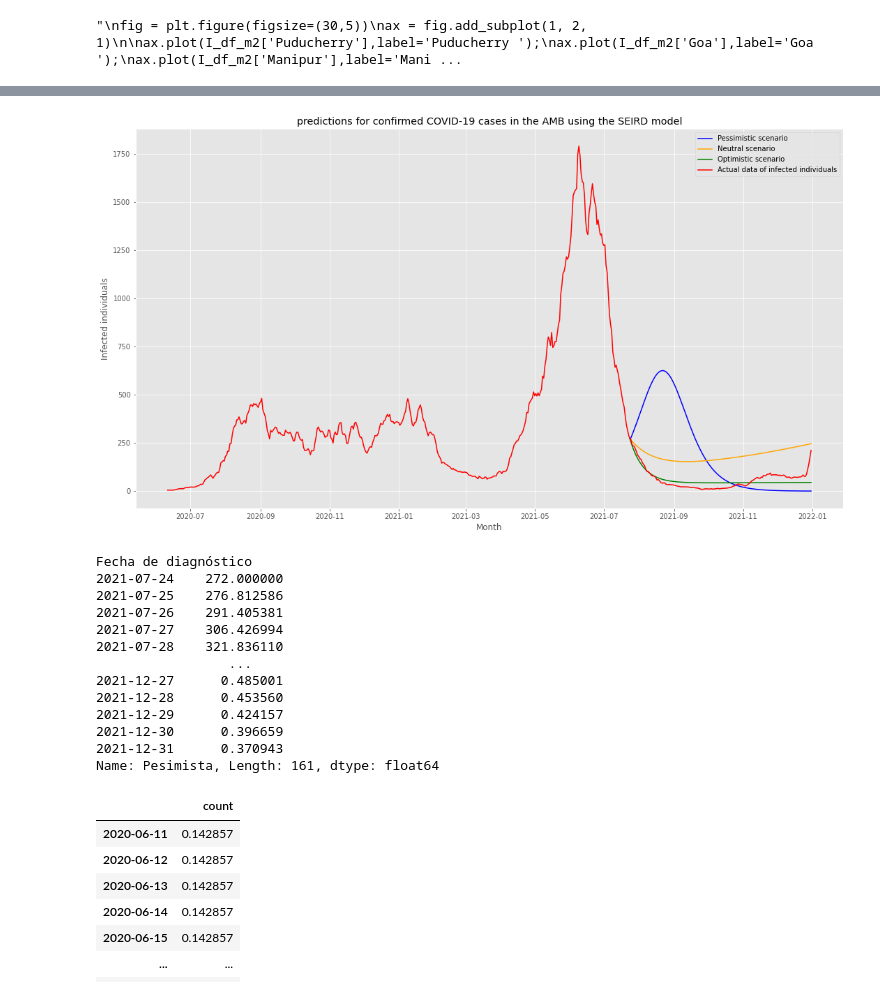
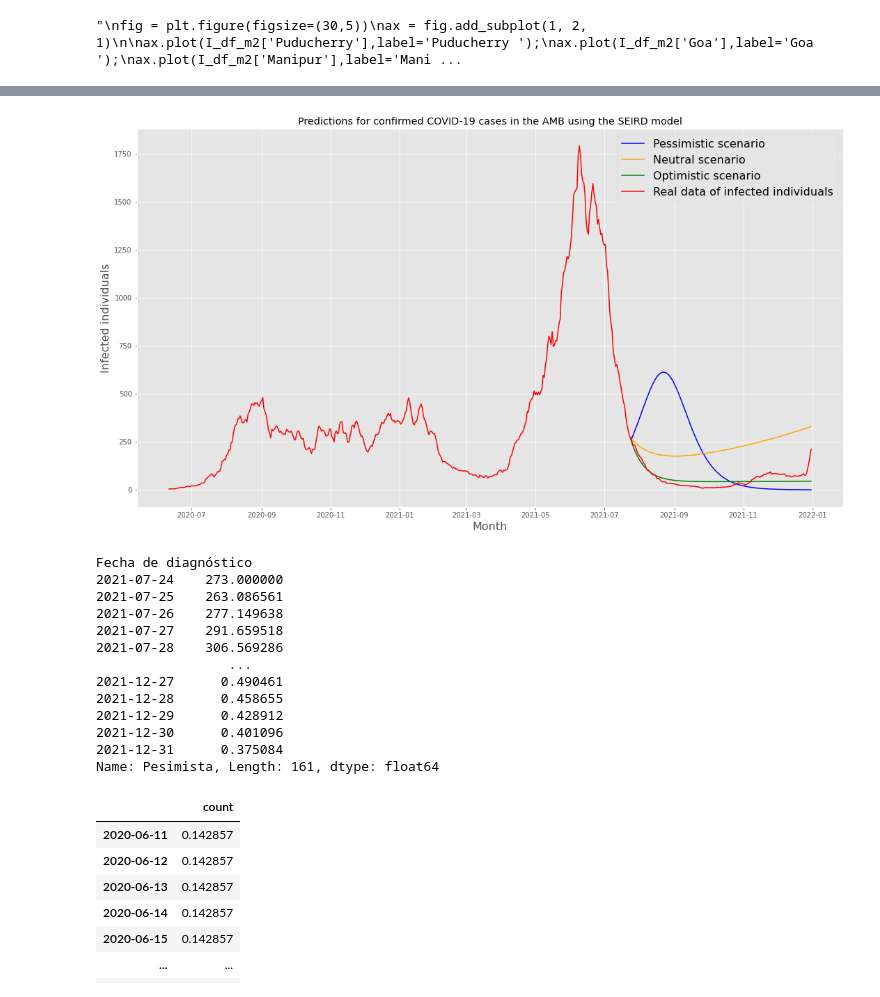
Before and after one commit to DavidGD03/plastics-COVID_project, a Jupyter notebook: notebooks/SEIRDDatasets.ipynb, the cells around one changed output, grey strips where cells are left out. Drawn from its saved outputs; the diff is of its cells as text; code cells hidden in the pictures.

```diff
--- a/notebooks/SEIRDDatasets.ipynb
+++ b/notebooks/SEIRDDatasets.ipynb
@@ -1867,9 +1864,9 @@ dfDatosamb
 #initial conditions
 initN  = 1270187
 initE = 1736 # cantidad inicial de personas expuestas
-initI = 248 # cantidad inicial de infectados
+initI = 350 # cantidad inicial de infectados
 initR = 0 # inicial de recuperados
-initD = 7
+initD = 20
 initial_conditions = [initE, initI, initR, initN, initD]
 
 #parameter initial estimates from simulation
@@ -1956,8 +1950,8 @@ dfDatosamb[-161:]
 #initN = 599106    Poblacion Bucaramanga
 initN  = 1270187
 
-initE = 1904 # cantidad inicial de personas expuestas
-initI = 272 # cantidad inicial de infectados
+initE = 1911 # cantidad inicial de personas expuestas
+initI = 273 # cantidad inicial de infectados
 initR = 0 # inicial de recuperados
 initD = 7
 sigma = result.params['sigma'].value # tiempo de incubación
@@ -2160,7 +2154,7 @@ initN  = 1270187
 initE = 2527 # cantidad inicial de personas expuestas
 initI = 361 # cantidad inicial de infectados
 initR = 0 # inicial de recuperados
-initD = 9
+initD = 7
 initial_conditions = [initE, initI, initR, initN, initD]
 
 #parameter initial estimates from simulation
@@ -2191,14 +2185,14 @@ params.add('mu', value=mu)
 
 
 #time span for prediction
-days = 125   #384 before Moving average window 7 filter
+days = 133   #384 before Moving average window 7 filter
 tspan = np.arange(0, days, 1)
 
 #data of IRD - Infected, Recovered, Dead
 #data = df_covid_history.loc[0:(days-1), ['infected']].valuesd
 #data=datos
 #data=covid_cases.loc[:, ['Mizoram']].values
-data=dfDatosamb[200:325].values
+data=dfDatosamb[200:333].values
 # %%
 # fit model and find predicted values
 result = minimize(error, params, args=(initial_conditions, tspan, data), method='leastsq')
@@ -2631,37 +2642,35 @@ Graficas ESCENARIOS
 # %%
 fig = plt.figure(figsize=(40,10))
 ax = fig.add_subplot(1, 2, 1)
-
+plt.rcParams['font.size'] = '16'
 ax.plot(IEscenariosSEIRD['Pesimista'],label='Pessimistic scenario',color='blue');
 ax.plot(IEscenariosSEIRD['Neutral'],label='Neutral scenario',color='orange');
 ax.plot(IEscenariosSEIRD['Optimista'],label='Optimistic scenario',color='green');
 
-ax.plot(contagiadosAMB['2020-06-11':'2021-12-31'],label='Actual data of infected individuals',color='red');
-
-
+ax.plot(contagiadosAMB['2020-06-11':'2021-12-31'],label='Real data of infected individuals',color='red');
 
 ax.legend();
-ax.set_xlabel('Month');
-ax.set_ylabel('Infected individuals');
-ax.title.set_text('predictions for confirmed COVID-19 cases in the AMB using the SEIRD model')
+ax.set_xlabel('Month',fontsize=16);
+ax.set_ylabel('Infected individuals',fontsize=16);
+ax.title.set_text('Predictions for confirmed COVID-19 cases in the AMB using the SEIRD model')
 plt.show()
 # %% [output]
-[figure, old version]
+[figure, new version]
 # %%
 IEscenariosSEIRD['Pesimista']
 # %% [output]
 Fecha de diagnóstico
-2021-07-24    272.000000
-2021-07-25    276.812586
-2021-07-26    291.405381
-2021-07-27    306.426994
-2021-07-28    321.836110
+2021-07-24    273.000000
+2021-07-25    263.086561
+2021-07-26    277.149638
+2021-07-27    291.659518
+2021-07-28    306.569286
                  ...
-2021-12-27      0.485001
-2021-12-28      0.453560
-2021-12-29      0.424157
-2021-12-30      0.396659
-2021-12-31      0.370943
+2021-12-27      0.490461
+2021-12-28      0.458655
+2021-12-29      0.428912
+2021-12-30      0.401096
+2021-12-31      0.375084
 Name: Pesimista, Length: 161, dtype: float64
 # %%
 FallecidosAMB['2020-06-11':'2021-12-31']
```
Also changed, not shown: parts of 34 cells of this notebook.
